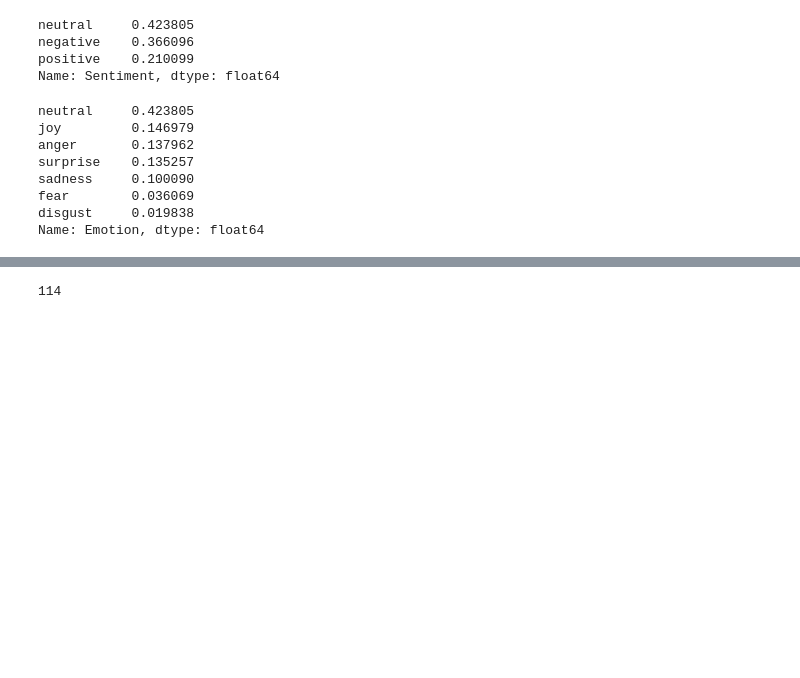
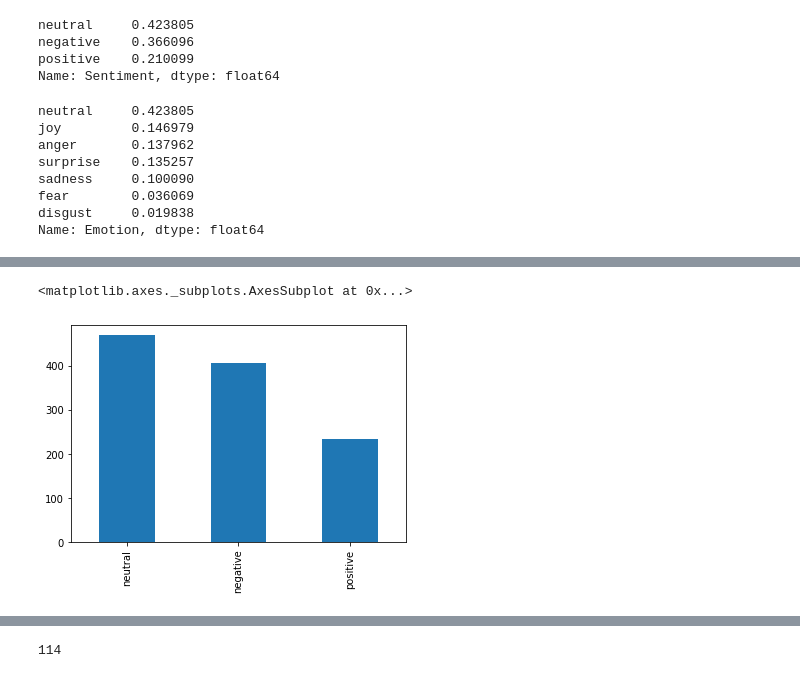
Before and after one commit to oyarsa/radical-ramble, a Jupyter notebook: notebooks/Data Exploration.ipynb, the cells around one changed output, grey strips where cells are left out. Saved outputs shown, nothing was run; the diff lists cells and outputs as text; code cells hidden in the pictures; blank space fills up the shorter version.

```diff
--- a/notebooks/Data Exploration.ipynb
+++ b/notebooks/Data Exploration.ipynb
@@ -34,3 +39,8 @@ Name: Emotion, dtype: float64
+# %%
+dev.Sentiment.value_counts().plot(kind='bar')
+# %% [output]
+<matplotlib.axes._subplots.AxesSubplot at 0x...>
+[figure, added]
 # %%
 dev.head()
 # %% [output]
```
Also changed, not shown: parts of 1 cell of this notebook, 2 other files.
